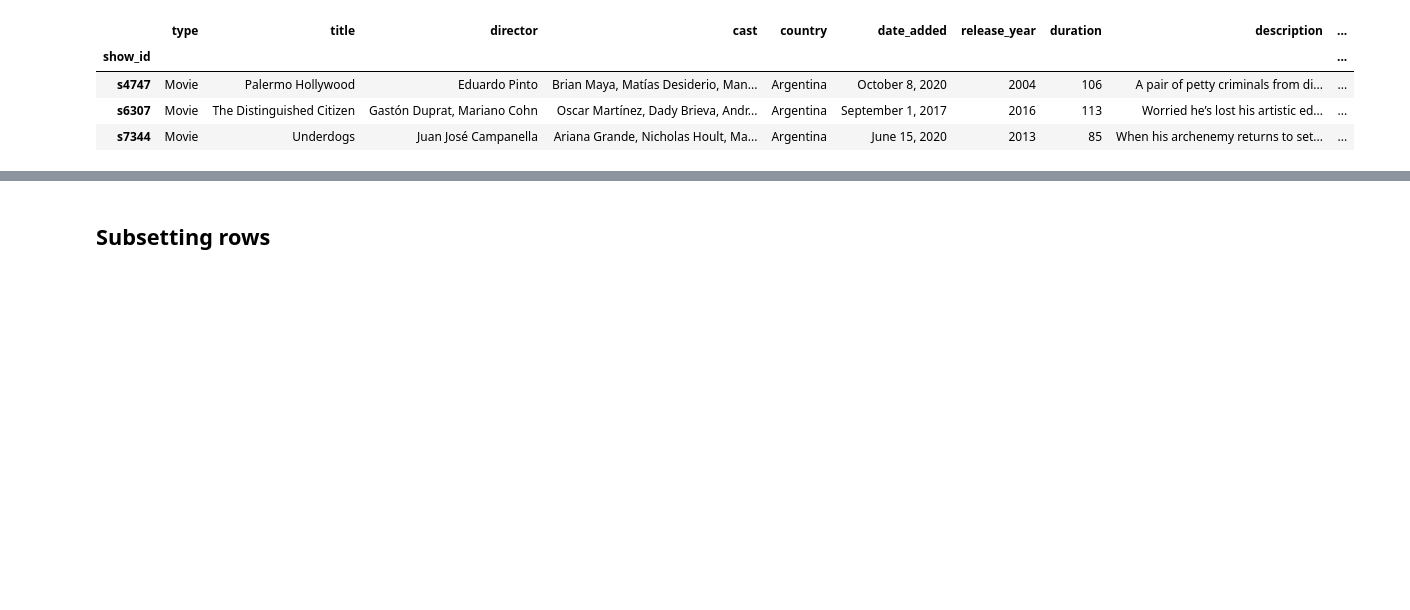
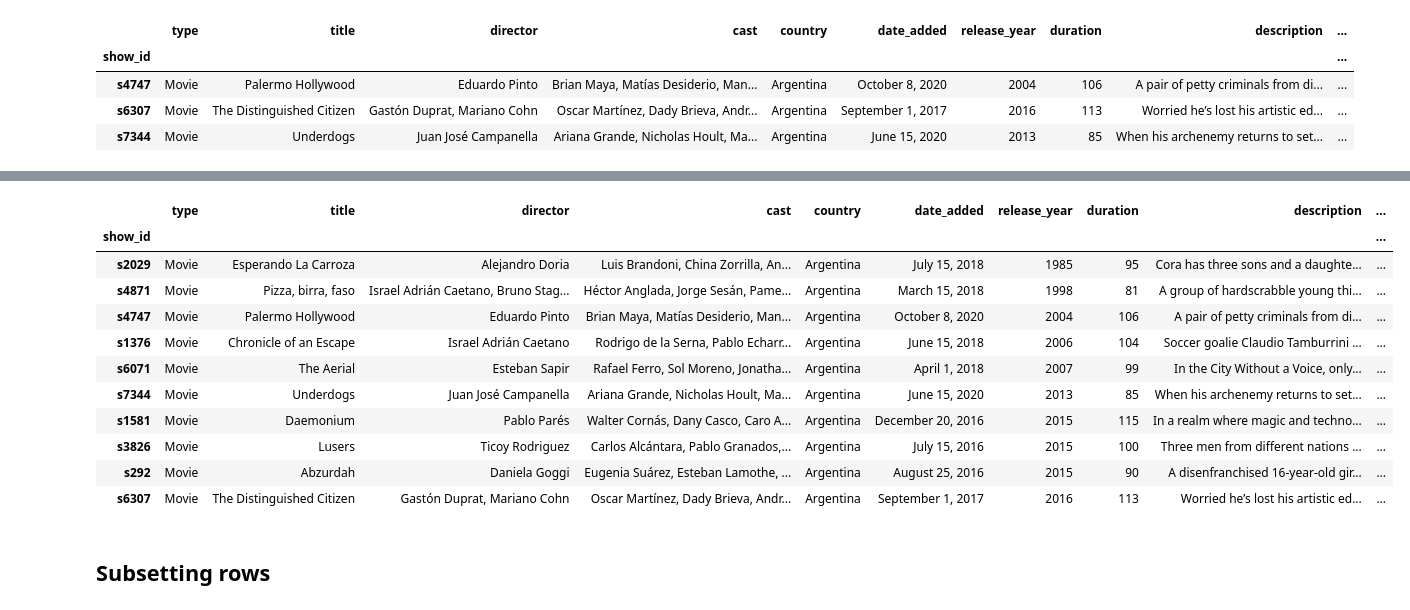
Before and after one commit to GustavMartinez/Python_practice, a Jupyter notebook: 09_libraries/pandas/data_manipulation.ipynb, the cells around one changed output, grey strips where cells are left out. Drawn from its saved outputs; the diff is of its cells as text; code cells hidden in the pictures; blank space fills up the shorter version.

```diff
--- a/09_libraries/pandas/data_manipulation.ipynb
+++ b/09_libraries/pandas/data_manipulation.ipynb
@@ -56,2 +52,19 @@ df.sort_values('duration', ascending=True).head(10)
+# %%
+# Sorting by two columns
+
+df.sort_values(['country', 'release_year', 'duration'], ascending=[True, True, False]).head(10)
+# %% [output]
+|  | type | title | director | cast | country | date_added | release_year | duration | description | ... |
+| show_id |  |  |  |  |  |  |  |  |  | ... |
+| s2029 | Movie | Esperando La Carroza | Alejandro Doria | Luis Brandoni, China Zorrilla, An... | Argentina | July 15, 2018 | 1985 | 95 | Cora has three sons and a daughte... | ... |
+| s4871 | Movie | Pizza, birra, faso | Israel Adrián Caetano, Bruno Stag... | Héctor Anglada, Jorge Sesán, Pame... | Argentina | March 15, 2018 | 1998 | 81 | A group of hardscrabble young thi... | ... |
+| s4747 | Movie | Palermo Hollywood | Eduardo Pinto | Brian Maya, Matías Desiderio, Man... | Argentina | October 8, 2020 | 2004 | 106 | A pair of petty criminals from di... | ... |
+| s1376 | Movie | Chronicle of an Escape | Israel Adrián Caetano | Rodrigo de la Serna, Pablo Echarr... | Argentina | June 15, 2018 | 2006 | 104 | Soccer goalie Claudio Tamburrini ... | ... |
+| s6071 | Movie | The Aerial | Esteban Sapir | Rafael Ferro, Sol Moreno, Jonatha... | Argentina | April 1, 2018 | 2007 | 99 | In the City Without a Voice, only... | ... |
+| s7344 | Movie | Underdogs | Juan José Campanella | Ariana Grande, Nicholas Hoult, Ma... | Argentina | June 15, 2020 | 2013 | 85 | When his archenemy returns to set... | ... |
+| s1581 | Movie | Daemonium | Pablo Parés | Walter Cornás, Dany Casco, Caro A... | Argentina | December 20, 2016 | 2015 | 115 | In a realm where magic and techno... | ... |
+| s3826 | Movie | Lusers | Ticoy Rodriguez | Carlos Alcántara, Pablo Granados,... | Argentina | July 15, 2016 | 2015 | 100 | Three men from different nations ... | ... |
+| s292 | Movie | Abzurdah | Daniela Goggi | Eugenia Suárez, Esteban Lamothe, ... | Argentina | August 25, 2016 | 2015 | 90 | A disenfranchised 16-year-old gir... | ... |
+| s6307 | Movie | The Distinguished Citizen | Gastón Duprat, Mariano Cohn | Oscar Martínez, Dady Brieva, Andr... | Argentina | September 1, 2017 | 2016 | 113 | Worried he’s lost his artistic ed... | ... |
 # %% [markdown]
 ## Subsetting rows
```
Also changed, not shown: parts of 10 cells of this notebook, 3 other files.
